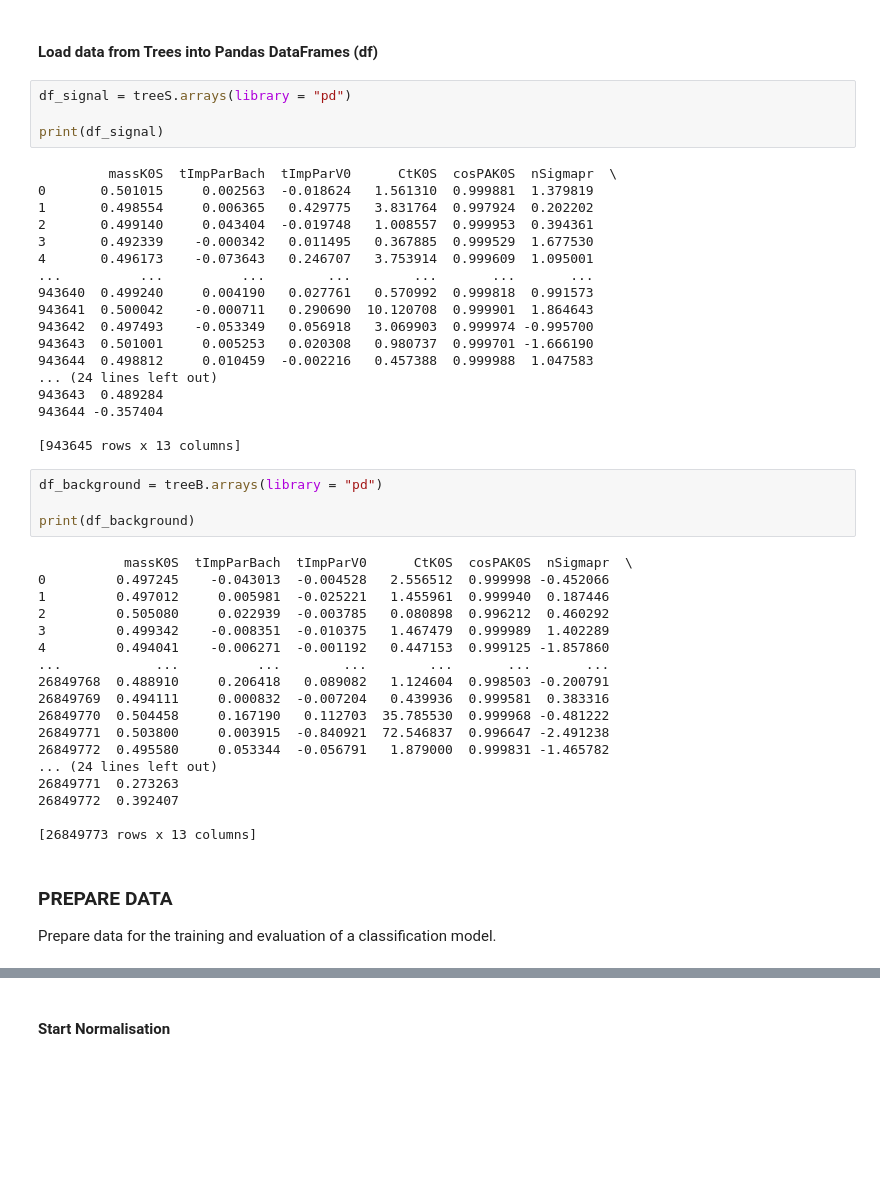
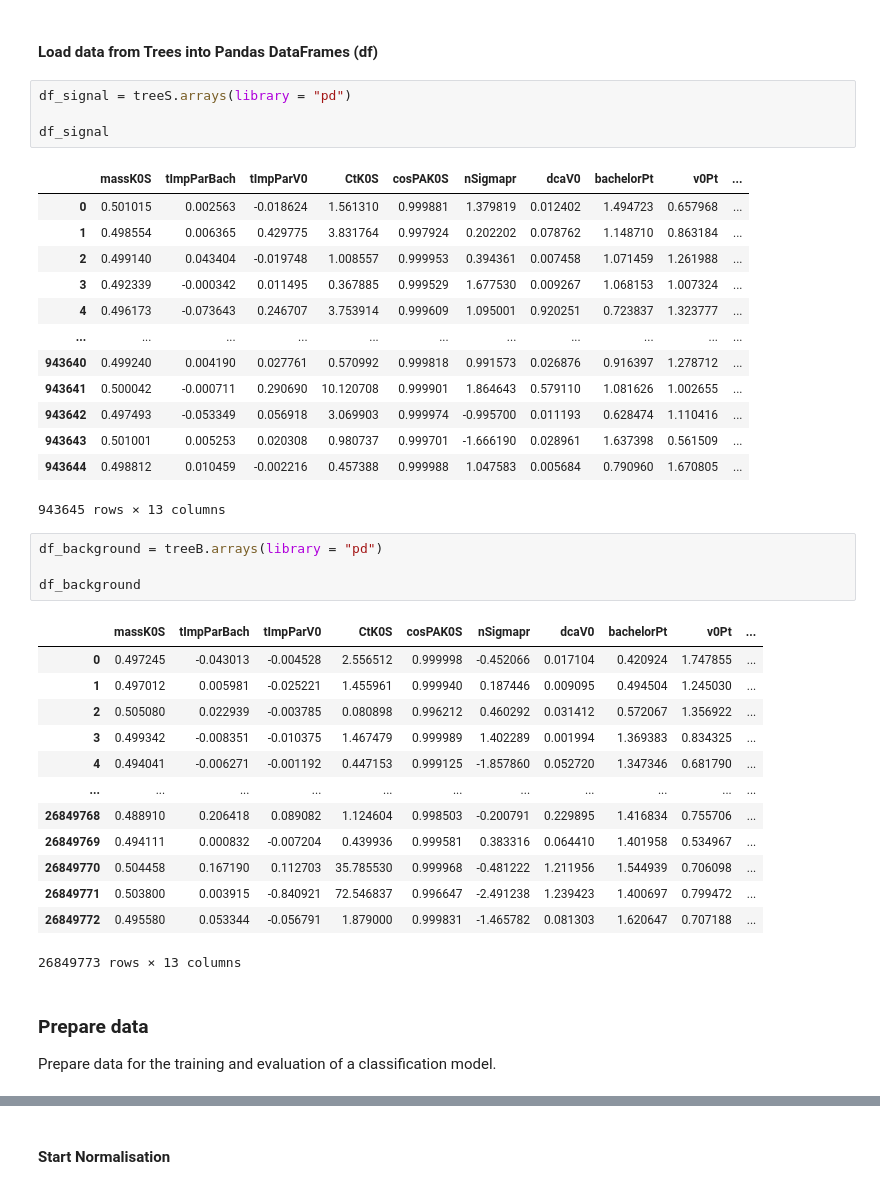
Before and after one commit to giopedro92/advanced-programming-project, a Jupyter notebook: NN.ipynb, the cells around one changed output, grey strips where cells are left out. Saved outputs shown, nothing was run; the diff lists cells and outputs as text; blank space fills up the shorter version.

```diff
--- a/NN.ipynb
+++ b/NN.ipynb
@@ -129,47 +135,39 @@ asymmPt              | float                    | AsDtype('>f4')
 # %%
 df_signal = treeS.arrays(library = "pd")
 
-print(df_signal)
+df_signal
 # %% [output]
+|  | massK0S | tImpParBach | tImpParV0 | CtK0S | cosPAK0S | nSigmapr | dcaV0 | bachelorPt | v0Pt | ... |
+| 0 | 0.501015 | 0.002563 | -0.018624 | 1.561310 | 0.999881 | 1.379819 | 0.012402 | 1.494723 | 0.657968 | ... |
+| 1 | 0.498554 | 0.006365 | 0.429775 | 3.831764 | 0.997924 | 0.202202 | 0.078762 | 1.148710 | 0.863184 | ... |
+| 2 | 0.499140 | 0.043404 | -0.019748 | 1.008557 | 0.999953 | 0.394361 | 0.007458 | 1.071459 | 1.261988 | ... |
+| 3 | 0.492339 | -0.000342 | 0.011495 | 0.367885 | 0.999529 | 1.677530 | 0.009267 | 1.068153 | 1.007324 | ... |
+| 4 | 0.496173 | -0.073643 | 0.246707 | 3.753914 | 0.999609 | 1.095001 | 0.920251 | 0.723837 | 1.323777 | ... |
+| ... | ... | ... | ... | ... | ... | ... | ... | ... | ... | ... |
+| 943640 | 0.499240 | 0.004190 | 0.027761 | 0.570992 | 0.999818 | 0.991573 | 0.026876 | 0.916397 | 1.278712 | ... |
+| 943641 | 0.500042 | -0.000711 | 0.290690 | 10.120708 | 0.999901 | 1.864643 | 0.579110 | 1.081626 | 1.002655 | ... |
+| 943642 | 0.497493 | -0.053349 | 0.056918 | 3.069903 | 0.999974 | -0.995700 | 0.011193 | 0.628474 | 1.110416 | ... |
+| 943643 | 0.501001 | 0.005253 | 0.020308 | 0.980737 | 0.999701 | -1.666190 | 0.028961 | 1.637398 | 0.561509 | ... |
+| 943644 | 0.498812 | 0.010459 | -0.002216 | 0.457388 | 0.999988 | 1.047583 | 0.005684 | 0.790960 | 1.670805 | ... |
-         massK0S  tImpParBach  tImpParV0      CtK0S  cosPAK0S  nSigmapr  \
-0       0.501015     0.002563  -0.018624   1.561310  0.999881  1.379819
-1       0.498554     0.006365   0.429775   3.831764  0.997924  0.202202
-2       0.499140     0.043404  -0.019748   1.008557  0.999953  0.394361
-3       0.492339    -0.000342   0.011495   0.367885  0.999529  1.677530
-4       0.496173    -0.073643   0.246707   3.753914  0.999609  1.095001
-...          ...          ...        ...        ...       ...       ...
-943640  0.499240     0.004190   0.027761   0.570992  0.999818  0.991573
-943641  0.500042    -0.000711   0.290690  10.120708  0.999901  1.864643
-943642  0.497493    -0.053349   0.056918   3.069903  0.999974 -0.995700
-943643  0.501001     0.005253   0.020308   0.980737  0.999701 -1.666190
-943644  0.498812     0.010459  -0.002216   0.457388  0.999988  1.047583
-... (24 lines left out)
-943643  0.489284
-943644 -0.357404
-
-[943645 rows x 13 columns]
+943645 rows × 13 columns
 # %%
 df_background = treeB.arrays(library = "pd")
 
-print(df_background)
+df_background
 # %% [output]
+|  | massK0S | tImpParBach | tImpParV0 | CtK0S | cosPAK0S | nSigmapr | dcaV0 | bachelorPt | v0Pt | ... |
+| 0 | 0.497245 | -0.043013 | -0.004528 | 2.556512 | 0.999998 | -0.452066 | 0.017104 | 0.420924 | 1.747855 | ... |
+| 1 | 0.497012 | 0.005981 | -0.025221 | 1.455961 | 0.999940 | 0.187446 | 0.009095 | 0.494504 | 1.245030 | ... |
+| 2 | 0.505080 | 0.022939 | -0.003785 | 0.080898 | 0.996212 | 0.460292 | 0.031412 | 0.572067 | 1.356922 | ... |
+| 3 | 0.499342 | -0.008351 | -0.010375 | 1.467479 | 0.999989 | 1.402289 | 0.001994 | 1.369383 | 0.834325 | ... |
+| 4 | 0.494041 | -0.006271 | -0.001192 | 0.447153 | 0.999125 | -1.857860 | 0.052720 | 1.347346 | 0.681790 | ... |
+| ... | ... | ... | ... | ... | ... | ... | ... | ... | ... | ... |
+| 26849768 | 0.488910 | 0.206418 | 0.089082 | 1.124604 | 0.998503 | -0.200791 | 0.229895 | 1.416834 | 0.755706 | ... |
+| 26849769 | 0.494111 | 0.000832 | -0.007204 | 0.439936 | 0.999581 | 0.383316 | 0.064410 | 1.401958 | 0.534967 | ... |
+| 26849770 | 0.504458 | 0.167190 | 0.112703 | 35.785530 | 0.999968 | -0.481222 | 1.211956 | 1.544939 | 0.706098 | ... |
+| 26849771 | 0.503800 | 0.003915 | -0.840921 | 72.546837 | 0.996647 | -2.491238 | 1.239423 | 1.400697 | 0.799472 | ... |
+| 26849772 | 0.495580 | 0.053344 | -0.056791 | 1.879000 | 0.999831 | -1.465782 | 0.081303 | 1.620647 | 0.707188 | ... |
-           massK0S  tImpParBach  tImpParV0      CtK0S  cosPAK0S  nSigmapr  \
-0         0.497245    -0.043013  -0.004528   2.556512  0.999998 -0.452066
-1         0.497012     0.005981  -0.025221   1.455961  0.999940  0.187446
-2         0.505080     0.022939  -0.003785   0.080898  0.996212  0.460292
-3         0.499342    -0.008351  -0.010375   1.467479  0.999989  1.402289
-4         0.494041    -0.006271  -0.001192   0.447153  0.999125 -1.857860
-...            ...          ...        ...        ...       ...       ...
-26849768  0.488910     0.206418   0.089082   1.124604  0.998503 -0.200791
-26849769  0.494111     0.000832  -0.007204   0.439936  0.999581  0.383316
-26849770  0.504458     0.167190   0.112703  35.785530  0.999968 -0.481222
-26849771  0.503800     0.003915  -0.840921  72.546837  0.996647 -2.491238
-26849772  0.495580     0.053344  -0.056791   1.879000  0.999831 -1.465782
-... (24 lines left out)
-26849771  0.273263
-26849772  0.392407
-
-[26849773 rows x 13 columns]
+26849773 rows × 13 columns
 # %% [markdown]
-### PREPARE DATA
+### Prepare data
 Prepare data for the training and evaluation of a classification model.
```
Also changed, not shown: parts of 52 cells of this notebook, 1 other file.
